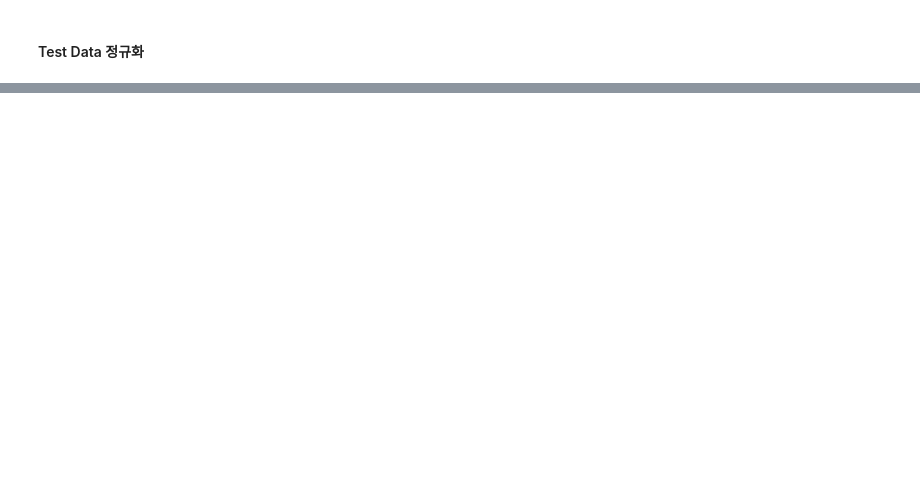
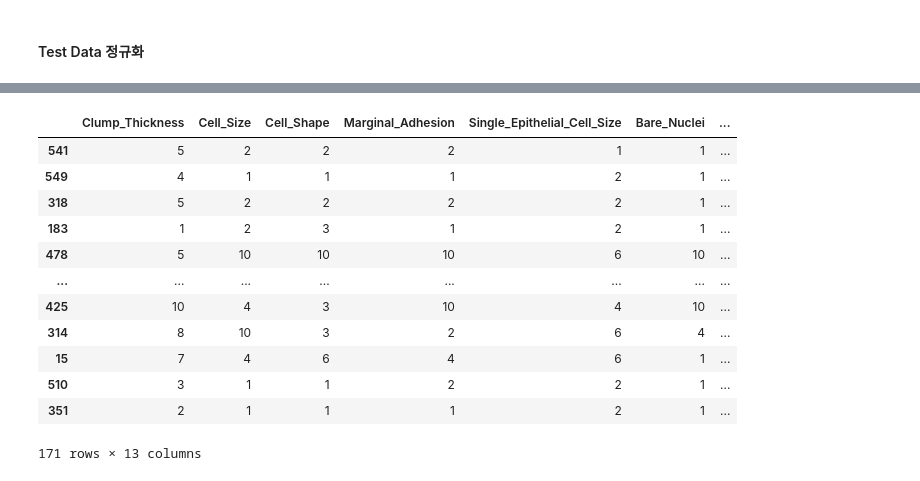
Before and after one commit to bignamu/BigBunGi, a Jupyter notebook: 1201.ipynb, the cells around one changed output, grey strips where cells are left out. Cells and saved outputs as stored; diff of their text form; code cells hidden in the pictures; blank space fills up the shorter version.

```diff
--- a/1201.ipynb
+++ b/1201.ipynb
@@ -136,0 +213,3 @@ max      2.756993    2.418624    4.903108    1.363941
+# %%
+pred_test = model.predict(X_scaled_minmax_test)
+model.score(X_scaled_minmax_test,y_test)
@@ -136,0 +544,5 @@ max      2.756993    2.418624    4.903108    1.363941
+# %%
+prob_test = model.predict_proba(X_scaled_minmax_test)
+y_test['y_pred']=pred_test
+y_test[['y_prob0','y_prob1']]=prob_test
+y_test
@@ -136,0 +568,17 @@ max      2.756993    2.418624    4.903108    1.363941
+# %%
+Total_test=pd.concat([X_test,y_test],axis=1)
+Total_test
+# %% [output]
+|  | Clump_Thickness | Cell_Size | Cell_Shape | Marginal_Adhesion | Single_Epithelial_Cell_Size | Bare_Nuclei | ... |
+| 541 | 5 | 2 | 2 | 2 | 1 | 1 | ... |
+| 549 | 4 | 1 | 1 | 1 | 2 | 1 | ... |
+| 318 | 5 | 2 | 2 | 2 | 2 | 1 | ... |
+| 183 | 1 | 2 | 3 | 1 | 2 | 1 | ... |
+| 478 | 5 | 10 | 10 | 10 | 6 | 10 | ... |
+| ... | ... | ... | ... | ... | ... | ... | ... |
+| 425 | 10 | 4 | 3 | 10 | 4 | 10 | ... |
+| 314 | 8 | 10 | 3 | 2 | 6 | 4 | ... |
+| 15 | 7 | 4 | 6 | 4 | 6 | 1 | ... |
+| 510 | 3 | 1 | 1 | 2 | 2 | 1 | ... |
+| 351 | 2 | 1 | 1 | 1 | 2 | 1 | ... |
+171 rows × 13 columns
```
Also changed, not shown: parts of 47 cells of this notebook, 8 other files.
